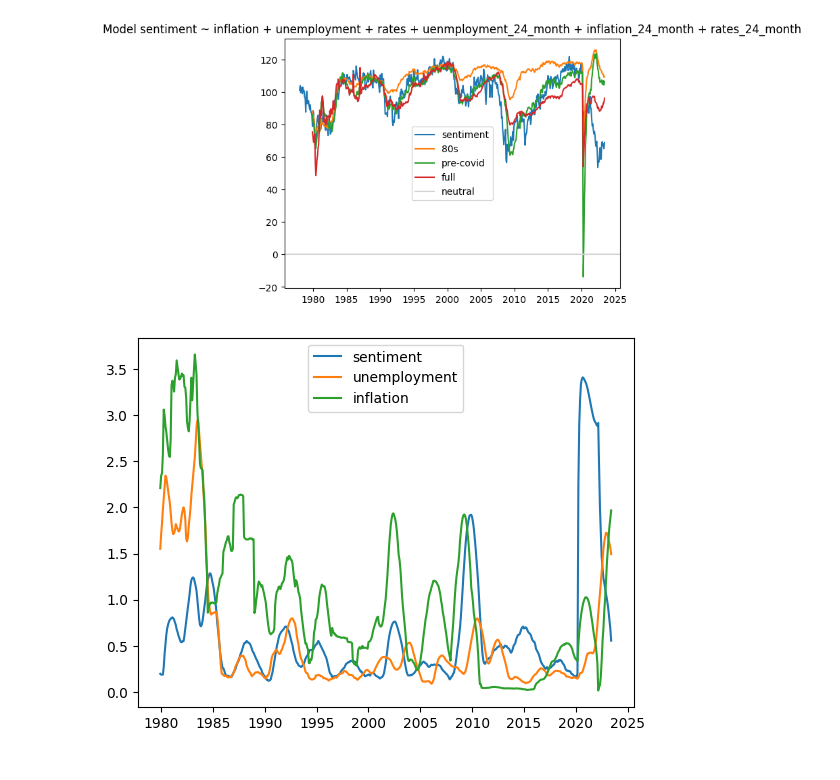
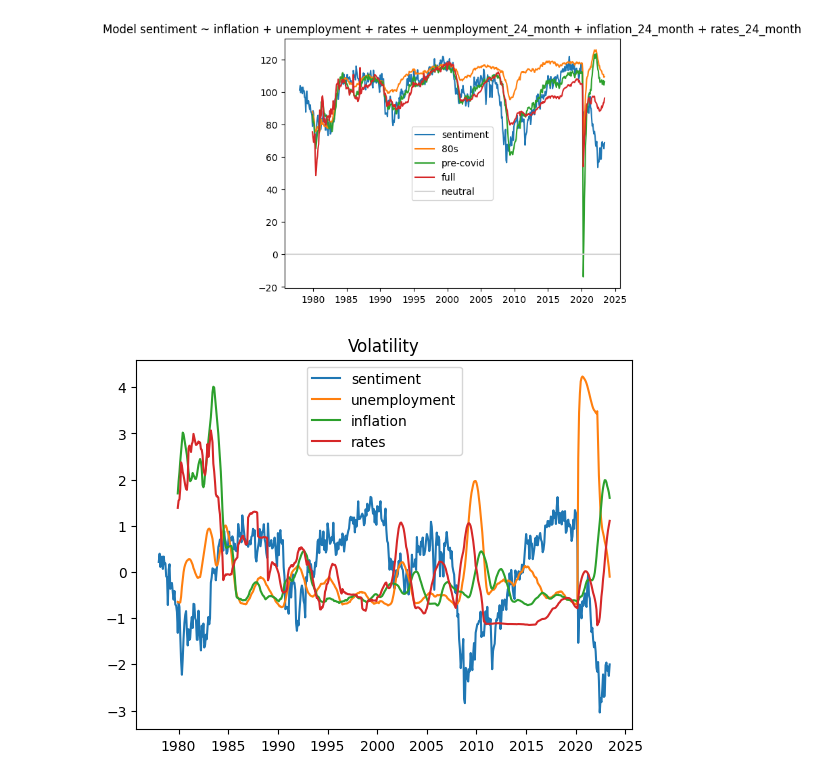
Before and after one commit to nwbvt/economic_perception, a Jupyter notebook: EconomySentiment.ipynb, the cells around one changed output. Cells and saved outputs as stored; diff of their text form; code cells hidden in the pictures.

Commit message:
add norm function

```diff
--- a/EconomySentiment.ipynb
+++ b/EconomySentiment.ipynb
@@ -55 +50,4 @@ data = pd.DataFrame(data={"sentiment": sentiment_by_month,
+# %%
+def norm(series):
+    return (series-series.mean())/series.std()
 # %%
@@ -177,14 +175,15 @@ Notes:
 [1] Standard Errors assume that the covariance matrix of the errors is correctly specified.
 [figure]
 # %%
-#plt.plot(data.sentiment)
-plt.plot(data.unemployment.rolling(24).std())
-plt.plot(data.inflation.rolling(24).std())
-plt.plot(data.rates.rolling(24).std())
+plt.plot(norm(data.sentiment))
+plt.plot(norm(data.unemployment.rolling(24).std()))
+plt.plot(norm(data.inflation.rolling(24).std()))
+plt.plot(norm(data.rates.rolling(24).std()))
 plt.legend(['sentiment', 'unemployment', 'inflation', 'rates'])
+plt.title("Volatility")
 plt.show()
 # %% [output]
-[figure, old version]
+[figure, new version]
 # %%
 data['uenmployment_volatility'] = data.unemployment.rolling(24).std()
 data['inflation_volatility'] = data.inflation.rolling(24).std()
```
Also changed, not shown: parts of 4 cells of this notebook.
